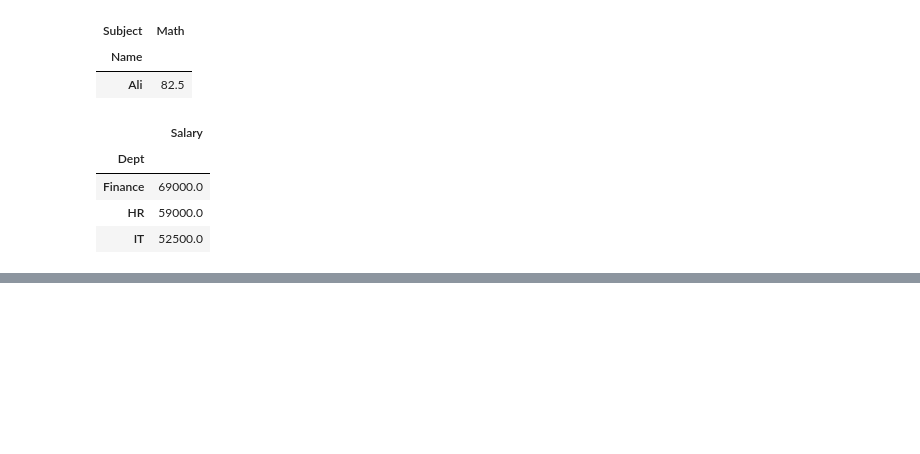
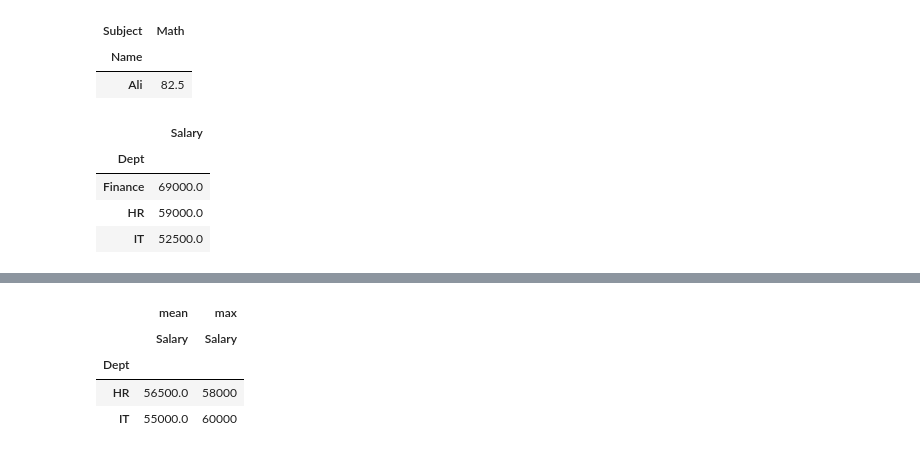
Before and after one commit to RealHaroon/Data-Analytics, a Jupyter notebook: Notebooks/Pandas/Pivot Table.ipynb, the cells around one changed output, grey strips where cells are left out. Saved outputs shown, nothing was run; the diff lists cells and outputs as text; code cells hidden in the pictures; blank space fills up the shorter version.

```diff
--- a/Notebooks/Pandas/Pivot Table.ipynb
+++ b/Notebooks/Pandas/Pivot Table.ipynb
@@ -196,0 +279,13 @@ Explain **in your own words**:
+# %%
+df = pd.DataFrame({
+    'Dept': ['IT', 'IT', 'HR', 'HR'],
+    'Employee': ['A', 'B', 'C', 'D'],
+    'Salary': [50000, 60000, 55000, 58000]
+})
+pd.pivot_table(df,index='Dept',values='Salary',aggfunc=['mean','max'])
+# %% [output]
+|  | mean | max |
+|  | Salary | Salary |
+| Dept |  |  |
+| HR | 56500.0 | 58000 |
+| IT | 55000.0 | 60000 |
```
Also changed, not shown: parts of 40 cells of this notebook.
